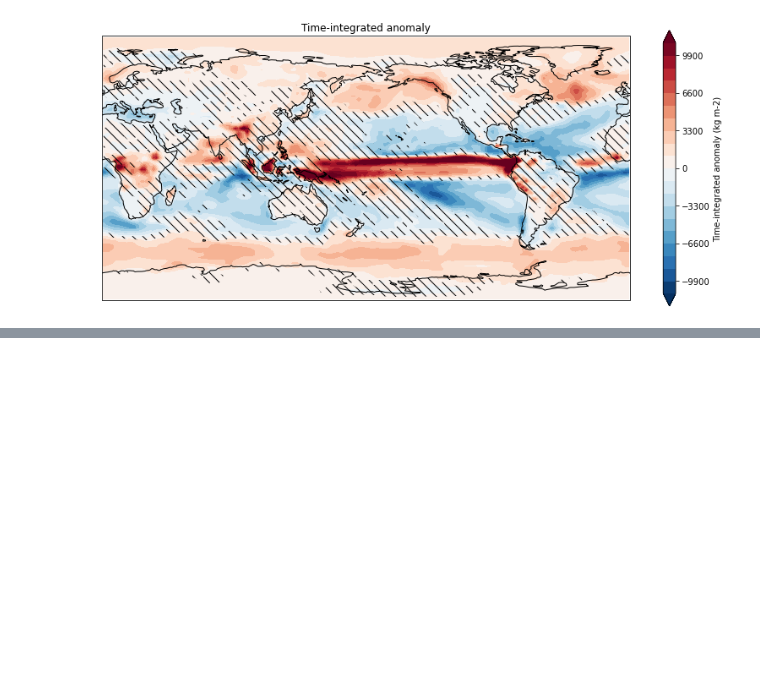
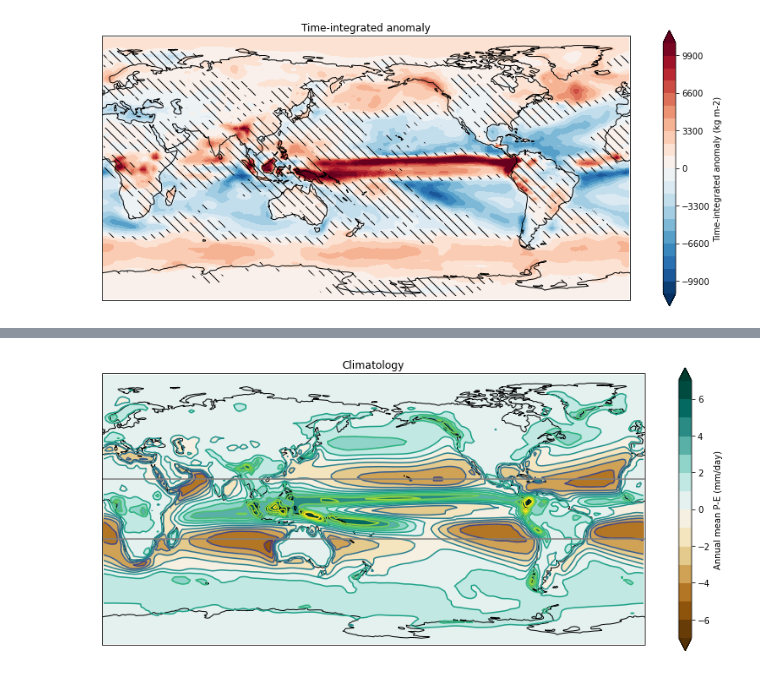
Before and after one commit to DamienIrving/ocean-analysis, a Jupyter notebook: development/pe_ensemble_plot.ipynb, the cells around one changed output, grey strips where cells are left out. Cells and saved outputs as stored; diff of their text form; code cells hidden in the pictures; blank space fills up the shorter version.

Commit message:
Working on epoch differences

```diff
--- a/development/pe_ensemble_plot.ipynb
+++ b/development/pe_ensemble_plot.ipynb
@@ -254,0 +260,2 @@ plot_data(ghg_ensemble_mean, ghg_ensemble_agreement, 'anom', agreement_bounds=[0
+# %%
+ghg_start_cube_list = get_cube_list(ghg_epoch_files, 'clim', time_bounds=['1861-01-01', '1870-12-31'])
@@ -254,0 +280,2 @@ plot_data(ghg_ensemble_mean, ghg_ensemble_agreement, 'anom', agreement_bounds=[0
+# %%
+ghg_end_cube_list = get_cube_list(ghg_epoch_files, 'clim', time_bounds=['1996-01-01', '2005-12-31'])
@@ -254,0 +300,50 @@ plot_data(ghg_ensemble_mean, ghg_ensemble_agreement, 'anom', agreement_bounds=[0
+# %%
+ghg_start_mean, ghg_start_agreement = ensemble_stats(ghg_start_cube_list)
+# %%
+ghg_end_mean, ghg_end_agreement = ensemble_stats(ghg_end_cube_list)
+# %%
+inproj = ccrs.PlateCarree()
+outproj = ccrs.PlateCarree(central_longitude=180.0)
+
+nrows = 1
+ncols = 1
+fig = plt.figure(figsize=[14, 6])
+
+ax = plt.subplot(nrows, ncols, 1, projection=outproj)
+plt.sca(ax)
+plt.gca().set_global()
+
+start_ensmean_data = ghg_start_mean.data * 86400
+end_ensmean_data = ghg_end_mean.data * 86400
+cmap = 'BrBG'
+levels = np.arange(-7, 8, 1)
+cbar_label = 'Annual mean P-E (mm/day)'
+title = 'Climatology'
+
+x = ghg_start_mean.coord('longitude').points
+y = ghg_end_mean.coord('latitude').points
+cf = ax.contourf(x, y, start_ensmean_data,
+                 transform=inproj,
+                 cmap=cmap,
+                 levels=levels,
+                 extend='both')
+
+ce = ax.contour(x, y, end_ensmean_data,
+                transform=inproj,
+                levels=levels)
+
+cbar = plt.colorbar(cf)
+cbar.set_label(cbar_label)   #, fontsize=label_size)
+# cbar.ax.tick_params(labelsize=number_size)
+plt.gca().coastlines()
+ax.set_title(title)
+
+lons = np.arange(-180, 180, 0.5)
+lats_sh = np.repeat(-20, len(lons))
+lats_nh = np.repeat(20, len(lons))
+plt.plot(lons, lats_sh, color='0.5') # linestyle, linewidth
+plt.plot(lons, lats_nh, color='0.5')
+
+plt.show()
+# %% [output]
+[figure, added]
```
Also changed, not shown: parts of 6 cells of this notebook.
